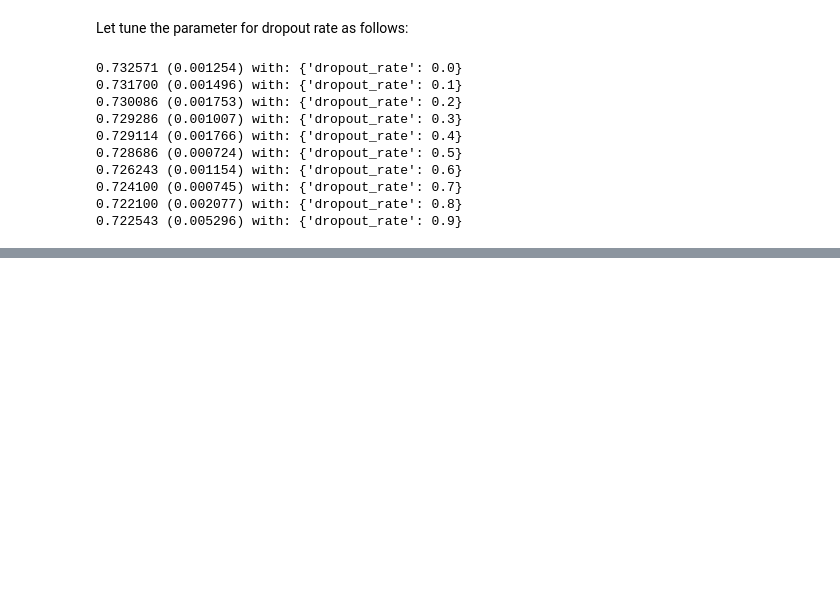
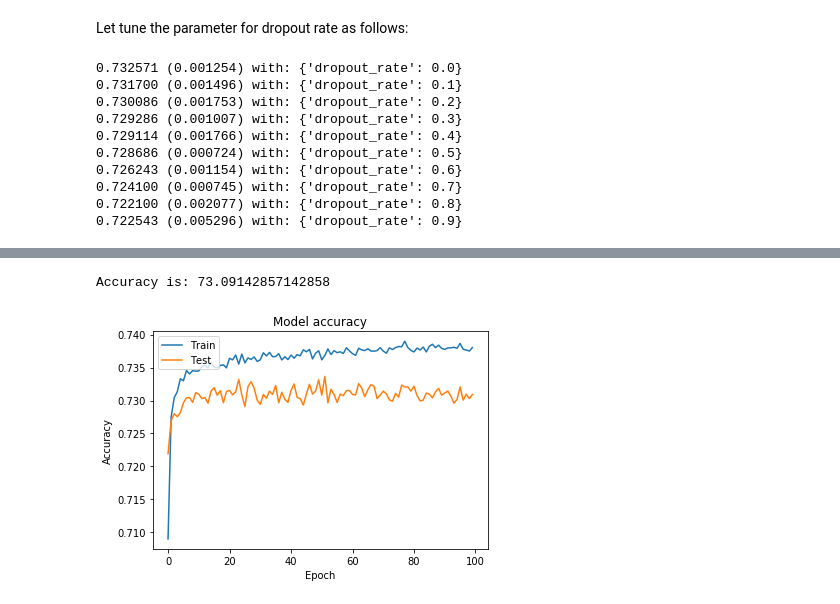
Before and after one commit to marijamladenovic94/cardio_prediction, a Jupyter notebook: cardio_model_prediction.ipynb, the cells around one changed output, grey strips where cells are left out. Cells and saved outputs as stored; diff of their text form; code cells hidden in the pictures; blank space fills up the shorter version.

```diff
--- a/cardio_model_prediction.ipynb
+++ b/cardio_model_prediction.ipynb
@@ -782,0 +912,5 @@ for mean, stdev, param in zip(means_batch_eph, stds_batch_eph, params_batch_eph)
+# %%
+#Model compile
+model_4 = model_train(optimizer='RMSprop', activation = 'relu')
+#Model fit
+history_4 = model_4.fit(X_train, y_train,validation_data = (X_test,y_test), epochs=100, batch_size=64)
@@ -782,0 +935,12 @@ for mean, stdev, param in zip(means_batch_eph, stds_batch_eph, params_batch_eph)
+# %%
+acc_4 = model_test(model_4)
+plt.plot(history_4.history['accuracy'])
+plt.plot(history_4.history['val_accuracy'])
+plt.title('Model accuracy')
+plt.ylabel('Accuracy')
+plt.xlabel('Epoch')
+plt.legend(['Train', 'Test'], loc='upper left')
+plt.show()
+# %% [output]
+Accuracy is: 73.09142857142858
+[figure, added]
```
Also changed, not shown: parts of 15 cells of this notebook.
